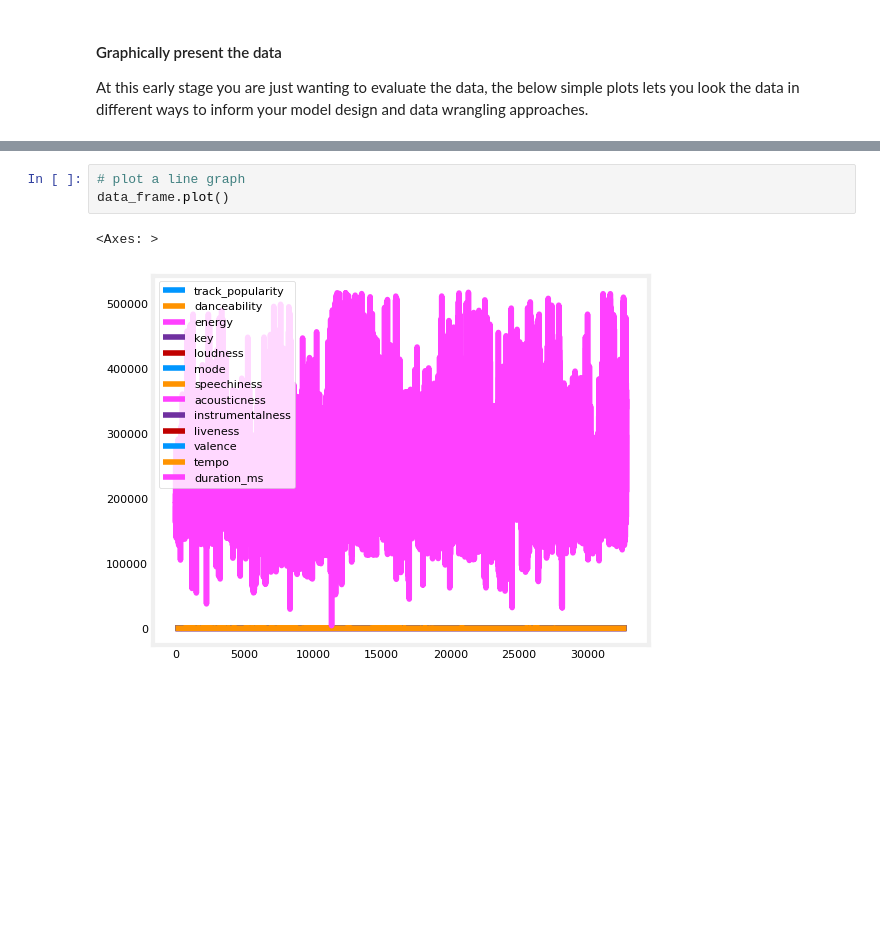
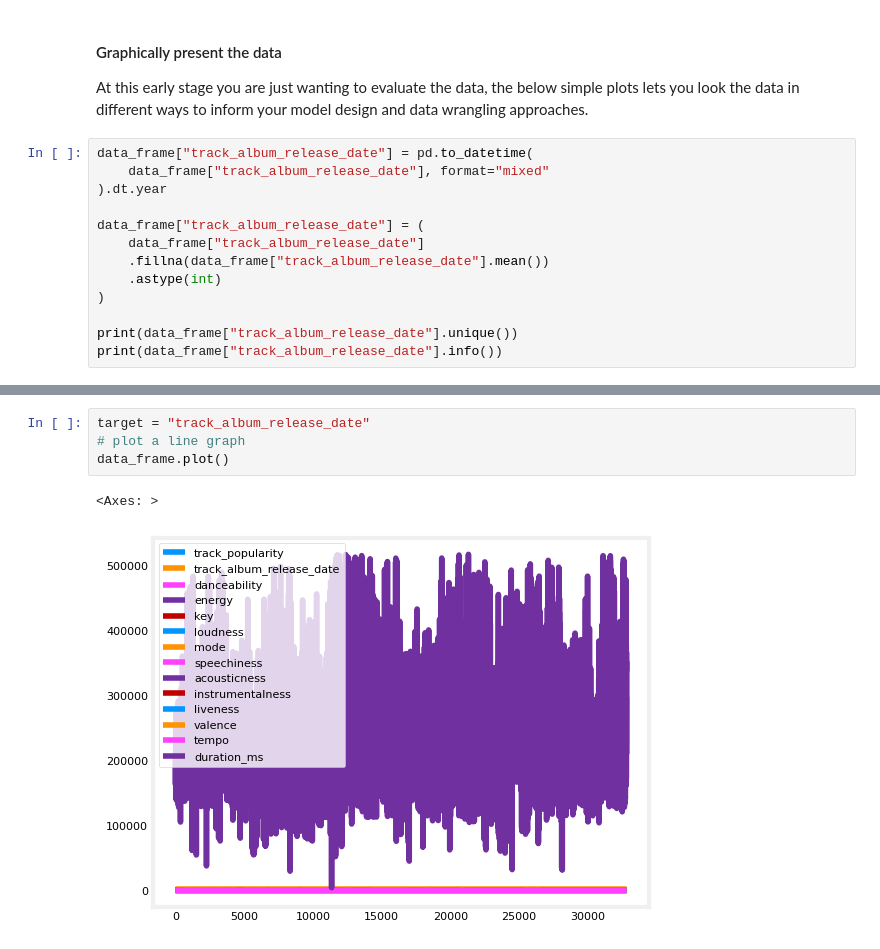
Before and after one commit to TempeHS/2026SE_MLOPSTask_Xavier.P, a Jupyter notebook: 2.Model_Development/2.1.Data_Wrangling/2.1.1.data_preview.ipynb, the cells around one changed output, grey strips where cells are left out. Cells and saved outputs as stored; diff of their text form; blank space fills up the shorter version.

```diff
--- a/2.Model_Development/2.1.Data_Wrangling/2.1.1.data_preview.ipynb
+++ b/2.Model_Development/2.1.Data_Wrangling/2.1.1.data_preview.ipynb
@@ -114,3 +114,16 @@ note: ml feeding into ml is probably an issue and i need to research and address
 #### Graphically present the data
 
 At this early stage you are just wanting to evaluate the data, the below simple plots lets you look the data in different ways to inform your model design and data wrangling approaches.
+# %%
+data_frame["track_album_release_date"] = pd.to_datetime(
+    data_frame["track_album_release_date"], format="mixed"
+).dt.year
+
+data_frame["track_album_release_date"] = (
+    data_frame["track_album_release_date"]
+    .fillna(data_frame["track_album_release_date"].mean())
+    .astype(int)
+)
+
+print(data_frame["track_album_release_date"].unique())
+print(data_frame["track_album_release_date"].info())
@@ -117,7 +145,8 @@ At this early stage you are just wanting to evaluate the data, the below simple
 # %%
+target = "track_album_release_date"
 # plot a line graph
 data_frame.plot()
 # %% [output]
 <Axes: >
-[figure, old version]
+[figure, new version]
 # %%
```
Also changed, not shown: parts of 11 cells of this notebook, 6 other files.
